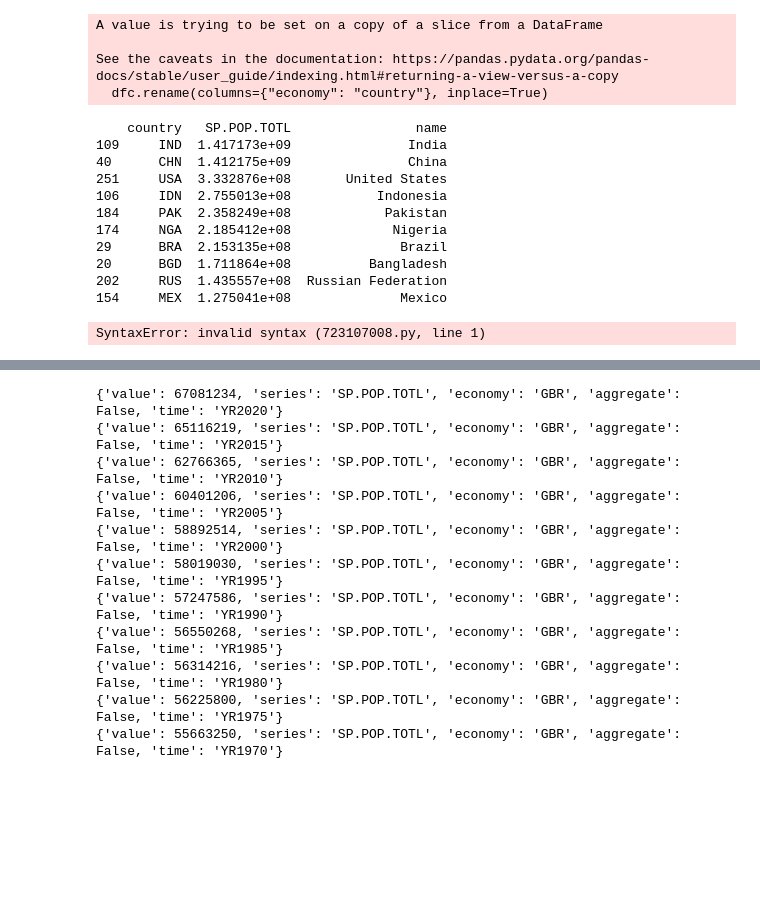
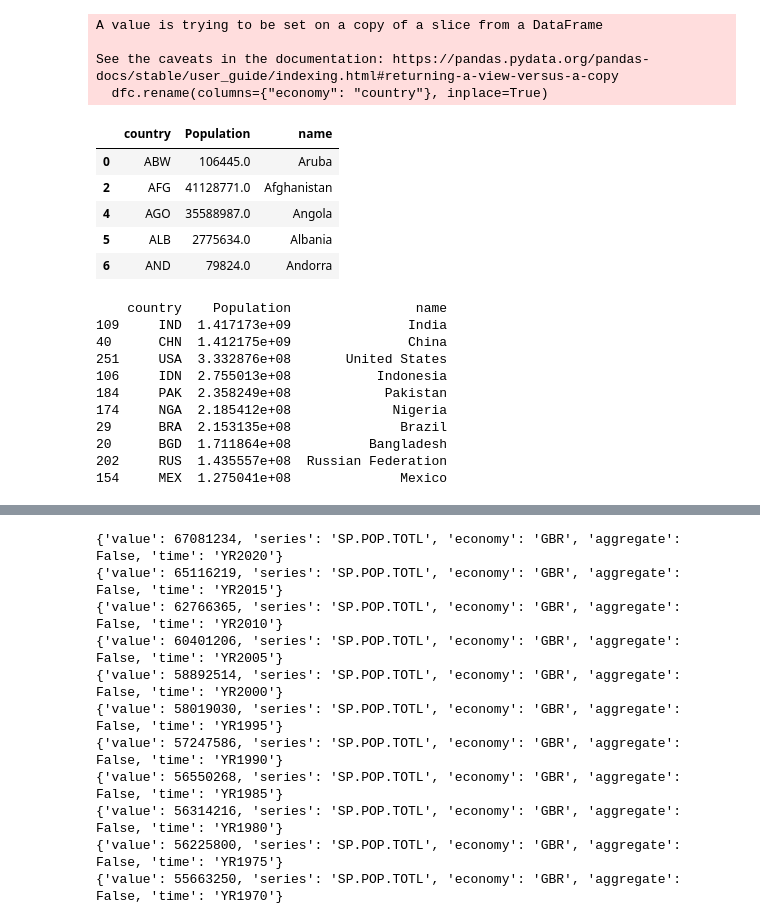
Before and after one commit to jpmckeown/explore-clean-demo, a Jupyter notebook: WorldBank.ipynb, the cells around one changed output, grey strips where cells are left out. Cells and saved outputs as stored; diff of their text form; code cells hidden in the pictures; blank space fills up the shorter version.

```diff
--- a/WorldBank.ipynb
+++ b/WorldBank.ipynb
@@ -291,22 +288,29 @@ dfc_.head()
-# %%
-dfc = dfc_.copy()
-pop_10 = dfc.sort_values("SP.POP.TOTL", ascending=False)[:10]
-print(pop_10)
-# %% [output]
-    country   SP.POP.TOTL                name
-109     IND  1.417173e+09               India
-40      CHN  1.412175e+09               China
-251     USA  3.332876e+08       United States
-106     IDN  2.755013e+08           Indonesia
-184     PAK  2.358249e+08            Pakistan
-174     NGA  2.185412e+08             Nigeria
-29      BRA  2.153135e+08              Brazil
-20      BGD  1.711864e+08          Bangladesh
-202     RUS  1.435557e+08  Russian Federation
-154     MEX  1.275041e+08              Mexico
-# %%
-notCountry = wb.data.DataFrame('SP.POP.TOTL', !country_codes, time=2022)
-notCountry
-# %% [output]
-SyntaxError: invalid syntax (723107008.py, line 1)
+# %%
+dfc_ = dfc.copy()
+# dfc_.rename(columns={"Name": "name"}, inplace=True)
+dfc_.rename(columns={"SP.POP.TOTL": "Population"}, inplace=True)
+dfc_.head()
+# %% [output]
+|  | country | Population | name |
+| 0 | ABW | 106445.0 | Aruba |
+| 2 | AFG | 41128771.0 | Afghanistan |
+| 4 | AGO | 35588987.0 | Angola |
+| 5 | ALB | 2775634.0 | Albania |
+| 6 | AND | 79824.0 | Andorra |
+# %%
+dfc = dfc_.copy()
+pop_10 = dfc.sort_values("Population", ascending=False)[:10]
+print(pop_10)
+# %% [output]
+    country    Population                name
+109     IND  1.417173e+09               India
+40      CHN  1.412175e+09               China
+251     USA  3.332876e+08       United States
+106     IDN  2.755013e+08           Indonesia
+184     PAK  2.358249e+08            Pakistan
+174     NGA  2.185412e+08             Nigeria
+29      BRA  2.153135e+08              Brazil
+20      BGD  1.711864e+08          Bangladesh
+202     RUS  1.435557e+08  Russian Federation
+154     MEX  1.275041e+08              Mexico
 # %%
```
Also changed, not shown: parts of 40 cells of this notebook.
